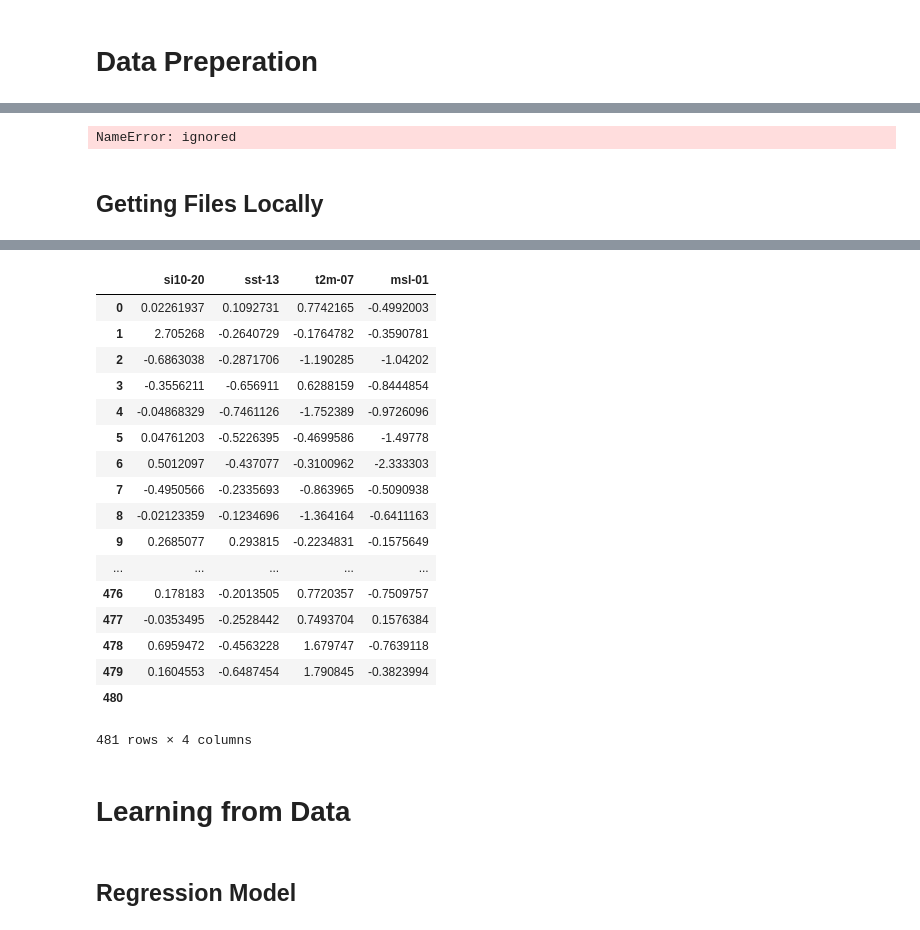
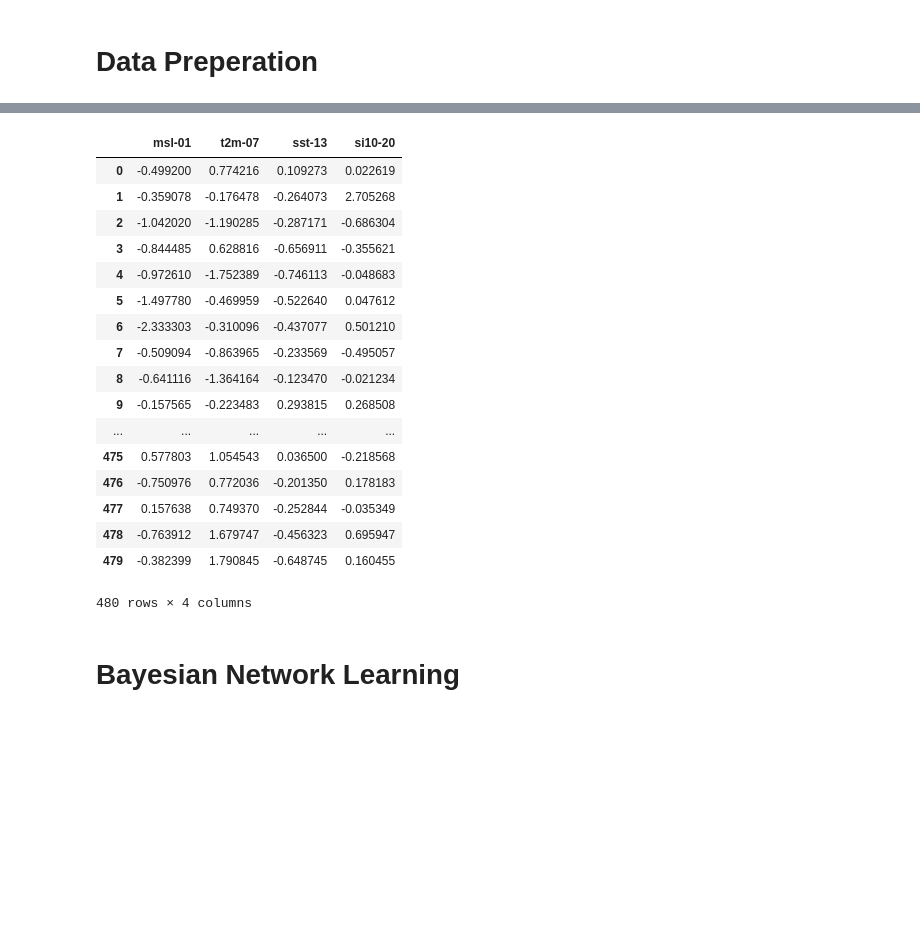
Before and after one commit to Achuna/Climate-Data-UMBC-Summer-Research, a Jupyter notebook: Notebooks/Bayesian_Network_Modeling.ipynb, the cells around one changed output, grey strips where cells are left out. Saved outputs shown, nothing was run; the diff lists cells and outputs as text; code cells hidden in the pictures; blank space fills up the shorter version.

```diff
--- a/Notebooks/Bayesian_Network_Modeling.ipynb
+++ b/Notebooks/Bayesian_Network_Modeling.ipynb
@@ -123,56 +90,53 @@ NameError: ignored
-# %%
-df.plot(kind="scatter", x='msl-01', y = 'si10-20')
-# %% [output]
-NameError: ignored
-# %% [markdown]
-## Getting Files Locally
 # %%
 import os
 from google.colab import files
 import pandas as pd
 import numpy as np
 
-files.upload() #Upload Files locally from computer
+files.upload() #Upload files locally from computer into project
 
-df = pd.DataFrame([]) #Empty dataframe
+df = pd.DataFrame([]) #Initialize an empty dataframe
 
-
+#Loop through files in the project's directory
 for file in os.listdir('/content'):
   try:
-    f=open(file)
+    f = open(file)
     columnName = file[file.rfind('_')+1 : len(file)] #get column name from file name
-    a = f.read().split("\n")
-    #convert strings to floats
-    y = np.array((float, a)) #index 0 = data type, index 1 = data
-    array = y[1]
+
+    array = f.read().split("\n") #read and split lines into an array
+
+    #delete any empty values (Prevents errors when casting data to floats)
+    del array[array.index('')]
+
     # Using DataFrame.insert() to add a column
     df.insert(0, columnName, array) #insert new column at the beginning
-    f.close()
+
+    f.close() #Close file for safe keeping
   except:
     print("")
 
+df = df.astype('float') #Convert dataframe values to floats for later calculations
+
 df #print dataframe
 # %% [output]
 [interactive output not drawn]
-|  | si10-20 | sst-13 | t2m-07 | msl-01 |
-| 0 | 0.02261937 | 0.1092731 | 0.7742165 | -0.4992003 |
-| 1 | 2.705268 | -0.2640729 | -0.1764782 | -0.3590781 |
-| 2 | -0.6863038 | -0.2871706 | -1.190285 | -1.04202 |
-| 3 | -0.3556211 | -0.656911 | 0.6288159 | -0.8444854 |
-| 4 | -0.04868329 | -0.7461126 | -1.752389 | -0.9726096 |
-| 5 | 0.04761203 | -0.5226395 | -0.4699586 | -1.49778 |
-| 6 | 0.5012097 | -0.437077 | -0.3100962 | -2.333303 |
-| 7 | -0.4950566 | -0.2335693 | -0.863965 | -0.5090938 |
-| 8 | -0.02123359 | -0.1234696 | -1.364164 | -0.6411163 |
-| 9 | 0.2685077 | 0.293815 | -0.2234831 | -0.1575649 |
+|  | msl-01 | t2m-07 | sst-13 | si10-20 |
+| 0 | -0.499200 | 0.774216 | 0.109273 | 0.022619 |
+| 1 | -0.359078 | -0.176478 | -0.264073 | 2.705268 |
+| 2 | -1.042020 | -1.190285 | -0.287171 | -0.686304 |
+| 3 | -0.844485 | 0.628816 | -0.656911 | -0.355621 |
+| 4 | -0.972610 | -1.752389 | -0.746113 | -0.048683 |
+| 5 | -1.497780 | -0.469959 | -0.522640 | 0.047612 |
+| 6 | -2.333303 | -0.310096 | -0.437077 | 0.501210 |
+| 7 | -0.509094 | -0.863965 | -0.233569 | -0.495057 |
+| 8 | -0.641116 | -1.364164 | -0.123470 | -0.021234 |
+| 9 | -0.157565 | -0.223483 | 0.293815 | 0.268508 |
 | ... | ... | ... | ... | ... |
-| 476 | 0.178183 | -0.2013505 | 0.7720357 | -0.7509757 |
-| 477 | -0.0353495 | -0.2528442 | 0.7493704 | 0.1576384 |
-| 478 | 0.6959472 | -0.4563228 | 1.679747 | -0.7639118 |
-| 479 | 0.1604553 | -0.6487454 | 1.790845 | -0.3823994 |
-| 480 |  |  |  |  |
+| 475 | 0.577803 | 1.054543 | 0.036500 | -0.218568 |
+| 476 | -0.750976 | 0.772036 | -0.201350 | 0.178183 |
+| 477 | 0.157638 | 0.749370 | -0.252844 | -0.035349 |
+| 478 | -0.763912 | 1.679747 | -0.456323 | 0.695947 |
+| 479 | -0.382399 | 1.790845 | -0.648745 | 0.160455 |
-481 rows × 4 columns
+480 rows × 4 columns
 # %% [markdown]
-# Learning from Data
+# Bayesian Network Learning
-# %% [markdown]
-## Regression Model
```
Also changed, not shown: parts of 39 cells of this notebook.
